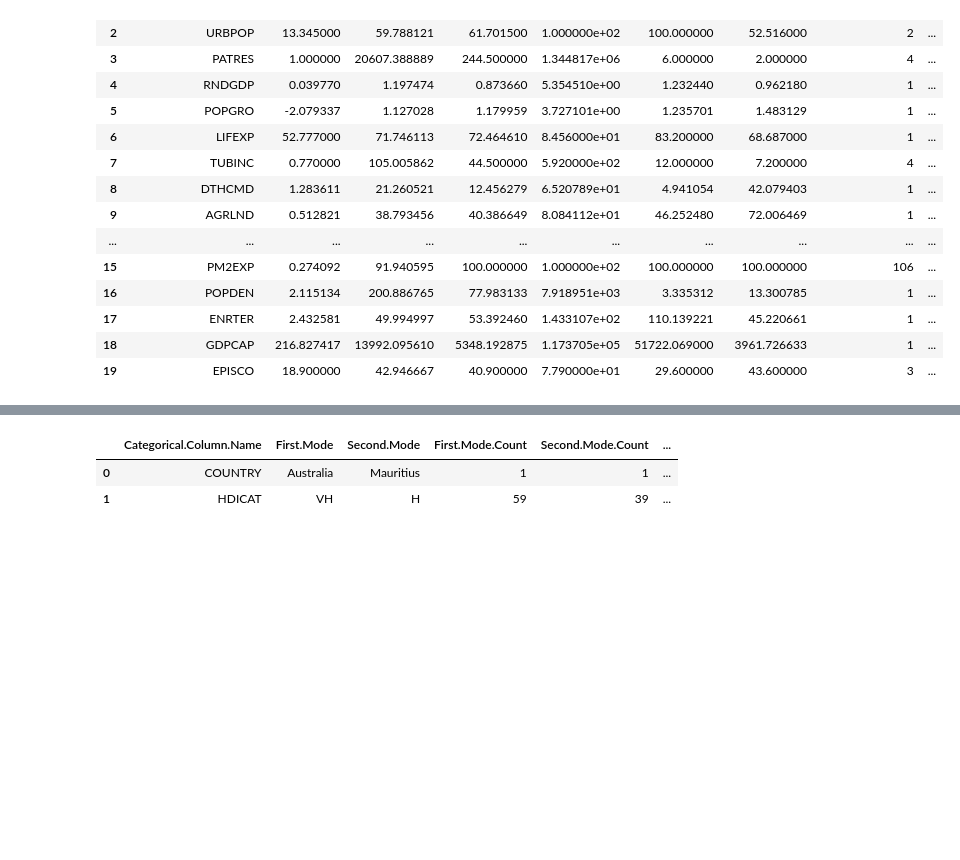
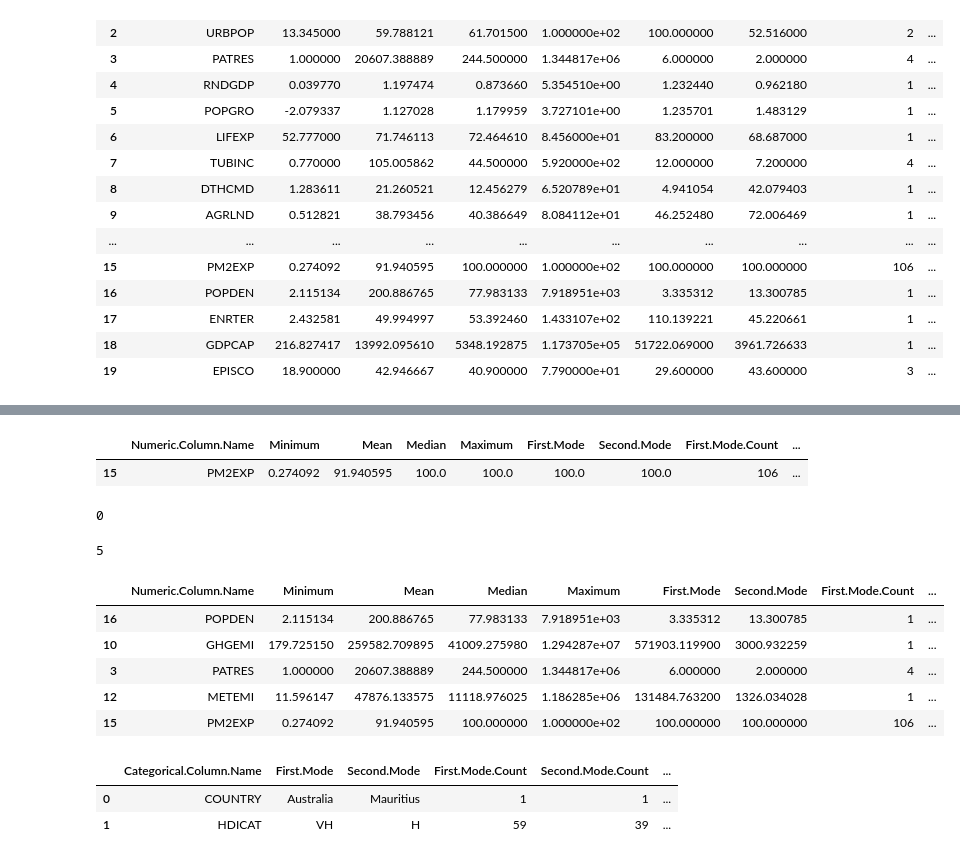
Before and after one commit to JohnPaulinePineda/Exploratory-Data-Analysis-For-Machine-Learning-Final-Assignment, a Jupyter notebook: EDAForMachineLearning_FinalAssignment.ipynb, the cells around one changed output, grey strips where cells are left out. Cells and saved outputs as stored; diff of their text form; code cells hidden in the pictures; blank space fills up the shorter version.

```diff
--- a/EDAForMachineLearning_FinalAssignment.ipynb
+++ b/EDAForMachineLearning_FinalAssignment.ipynb
@@ -359,7 +424,7 @@ numeric_skewness_list = cancer_rate_numeric.skew()
 ##################################
 numeric_kurtosis_list = cancer_rate_numeric.kurtosis()
 # %%
-numeric_data_quality_summary = pd.DataFrame(zip(numeric_variable_name_list,
+numeric_column_quality_summary = pd.DataFrame(zip(numeric_variable_name_list,
                                                 numeric_minimum_list,
                                                 numeric_mean_list,
                                                 numeric_median_list,
@@ -389,7 +454,7 @@ numeric_data_quality_summary = pd.DataFrame(zip(numeric_variable_name_list,
                                                  'Unique.Count.Ratio',
                                                  'Skewness',
                                                  'Kurtosis'])
-display(numeric_data_quality_summary)
+display(numeric_column_quality_summary)
 # %% [output]
 |  | Numeric.Column.Name | Minimum | Mean | Median | Maximum | First.Mode | Second.Mode | First.Mode.Count | ... |
 | 0 | CANRAT | 78.400000 | 183.829379 | 155.300000 | 4.524000e+02 | 135.300000 | 106.700000 | 3 | ... |
@@ -411,3 +484,41 @@ display(numeric_data_quality_summary)
+# %%
+##################################
+# Identifying the numeric columns
+# with First.Second.Mode.Ratio > 5.00
+##################################
+display(numeric_column_quality_summary[(numeric_column_quality_summary['First.Second.Mode.Ratio']>5)].sort_values(by=['First.Second.Mode.Ratio'], ascending=False))
+# %% [output]
+|  | Numeric.Column.Name | Minimum | Mean | Median | Maximum | First.Mode | Second.Mode | First.Mode.Count | ... |
+| 15 | PM2EXP | 0.274092 | 91.940595 | 100.0 | 100.0 | 100.0 | 100.0 | 106 | ... |
+# %%
+##################################
+# Counting the number of numeric columns
+# with Unique.Count.Ratio > 10.00
+##################################
+len(numeric_column_quality_summary[(numeric_column_quality_summary['Unique.Count.Ratio']>10)])
+# %% [output]
+0
+# %%
+##################################
+# Counting the number of numeric columns
+# with Skewness > 3.00 or Skewness < -3.00
+##################################
+len(numeric_column_quality_summary[(numeric_column_quality_summary['Skewness']>3) | (numeric_column_quality_summary['Skewness']<(-3))])
+# %% [output]
+5
+# %%
+##################################
+# Identifying the numeric columns
+# with Skewness > 3.00 or Skewness < -3.00
+##################################
+display(numeric_column_quality_summary[(numeric_column_quality_summary['Skewness']>3) | (numeric_column_quality_summary['Skewness']<(-3))].sort_values(by=['Skewness'], ascending=False))
+# %% [output]
+|  | Numeric.Column.Name | Minimum | Mean | Median | Maximum | First.Mode | Second.Mode | First.Mode.Count | ... |
+| 16 | POPDEN | 2.115134 | 200.886765 | 77.983133 | 7.918951e+03 | 3.335312 | 13.300785 | 1 | ... |
+| 10 | GHGEMI | 179.725150 | 259582.709895 | 41009.275980 | 1.294287e+07 | 571903.119900 | 3000.932259 | 1 | ... |
+| 3 | PATRES | 1.000000 | 20607.388889 | 244.500000 | 1.344817e+06 | 6.000000 | 2.000000 | 4 | ... |
+| 12 | METEMI | 11.596147 | 47876.133575 | 11118.976025 | 1.186285e+06 | 131484.763200 | 1326.034028 | 1 | ... |
+| 15 | PM2EXP | 0.274092 | 91.940595 | 100.000000 | 1.000000e+02 | 100.000000 | 100.000000 | 106 | ... |
 # %%
 ##################################
 # Formulating the dataset
```
Also changed, not shown: parts of 13 cells of this notebook.
